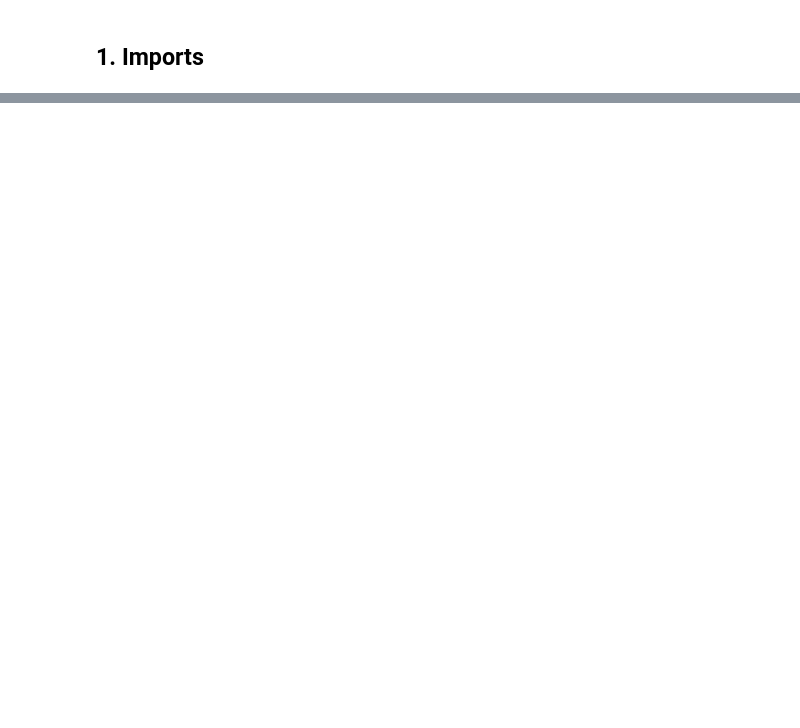
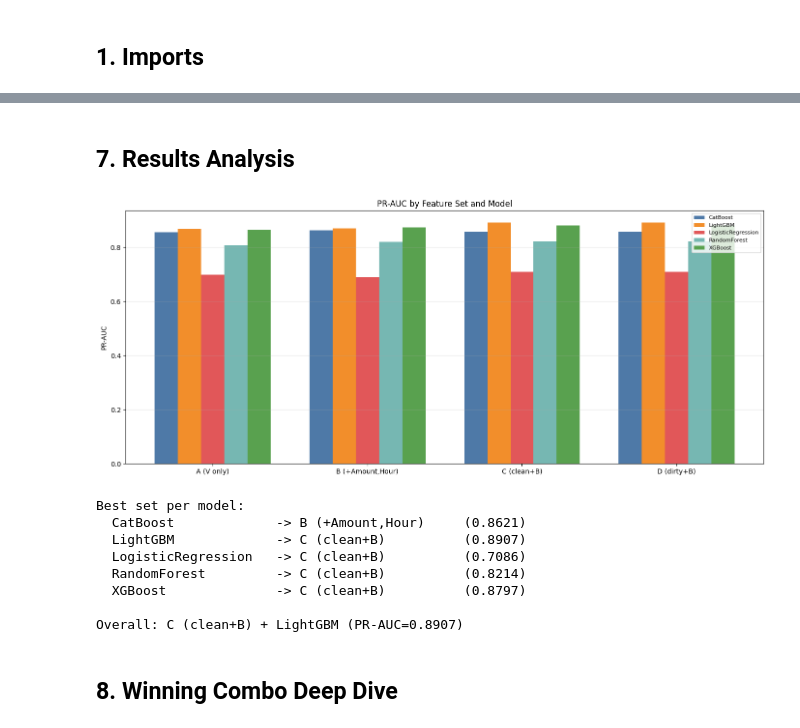
Before and after one commit to NullBitZer0/real-time-fraud-detection, a Jupyter notebook: notebooks/experiments.ipynb, the cells around one changed output, grey strips where cells are left out. Cells and saved outputs as stored; diff of their text form; code cells hidden in the pictures; blank space fills up the shorter version.

```diff
--- a/notebooks/experiments.ipynb
+++ b/notebooks/experiments.ipynb
@@ -309,0 +51,22 @@ for m, v in results_df.groupby("Model")["PR_AUC"].mean().sort_values(ascending=F
+# %%
+def add_features(X):
+    X = X.copy()
+    X["Amount_log"] = np.log1p(X["Amount"])
+    hour = (X["Time"] // 3600) % 24
+    X["Hour_sin"] = np.sin(2 * np.pi * hour / 24)
+    X["Hour_cos"] = np.cos(2 * np.pi * hour / 24)
+    return X
+
+Xtr_clean = add_features(X_train_clean)
+Xte = add_features(X_test)
+Xtr_clean.drop(columns=["Time","Amount"],inplace=True)
+Xte.drop(columns=["Time","Amount"],inplace=True)
+
+Xtr_dirty = add_features(X_train)
+Xtr_dirty.drop(columns=["Time","Amount"],inplace=True)
+
+v_cols = [c for c in Xtr_clean.columns if c.startswith("V")]
+eng_cols = ["Amount_log","Hour_sin","Hour_cos"]
+SCALE_COLS = eng_cols[:]
+
+print(f"V features: {len(v_cols)}  Engineered: {len(eng_cols)}  Total: {len(v_cols)+len(eng_cols)}")
@@ -309,0 +157,34 @@ for m, v in results_df.groupby("Model")["PR_AUC"].mean().sort_values(ascending=F
+# %% [markdown]
+## 7. Results Analysis
+# %%
+fig, ax = plt.subplots(figsize=(14,6))
+x = np.arange(len(pivot_pr.index))
+width = 0.15
+colors = ["#4e79a7","#f28e2b","#e15759","#76b7b2","#59a14f"]
+for i, model in enumerate(pivot_pr.columns):
+    vals = pivot_pr[model].values
+    ax.bar(x + i*width, vals, width, label=model, color=colors[i%len(colors)])
+ax.set_xticks(x + width*2); ax.set_xticklabels(pivot_pr.index)
+ax.set_ylabel("PR-AUC"); ax.set_title("PR-AUC by Feature Set and Model")
+ax.legend(fontsize=8); ax.grid(axis="y",alpha=0.3)
+plt.tight_layout(); plt.show()
+
+print("Best set per model:")
+for m in pivot_pr.columns:
+    bs = pivot_pr[m].idxmax(); bv = pivot_pr[m].max()
+    print(f"  {m:20s} -> {bs:20s} ({bv:.4f})")
+
+best_row = results_df.loc[results_df["PR_AUC"].idxmax()]
+print(f"\nOverall: {best_row['Set']} + {best_row['Model']} (PR-AUC={best_row['PR_AUC']:.4f})")
+# %% [output]
+[figure, added]
+Best set per model:
+  CatBoost             -> B (+Amount,Hour)     (0.8621)
+  LightGBM             -> C (clean+B)          (0.8907)
+  LogisticRegression   -> C (clean+B)          (0.7086)
+  RandomForest         -> C (clean+B)          (0.8214)
+  XGBoost              -> C (clean+B)          (0.8797)
+
+Overall: C (clean+B) + LightGBM (PR-AUC=0.8907)
+# %% [markdown]
+## 8. Winning Combo Deep Dive
```
Also changed, not shown: parts of 39 cells of this notebook.
